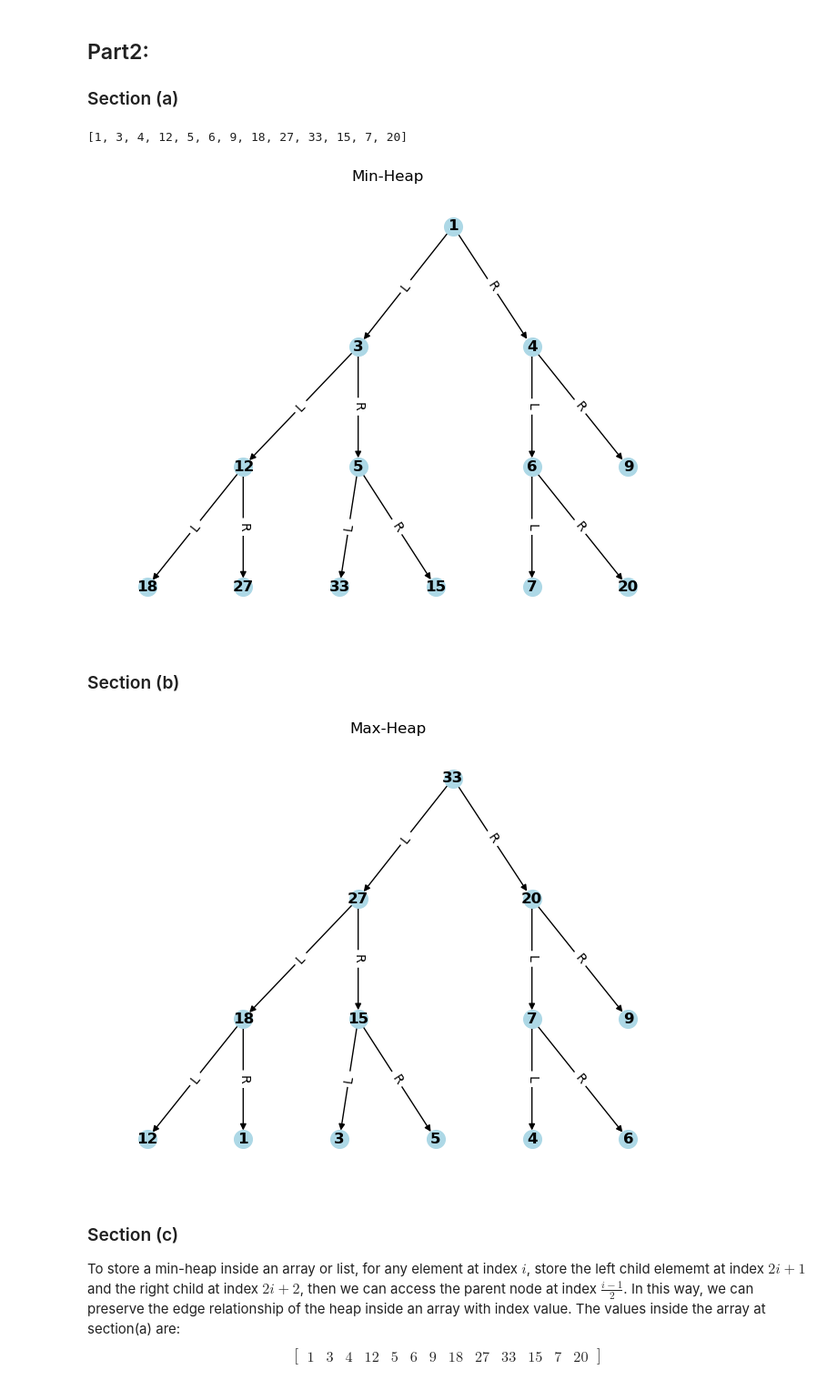
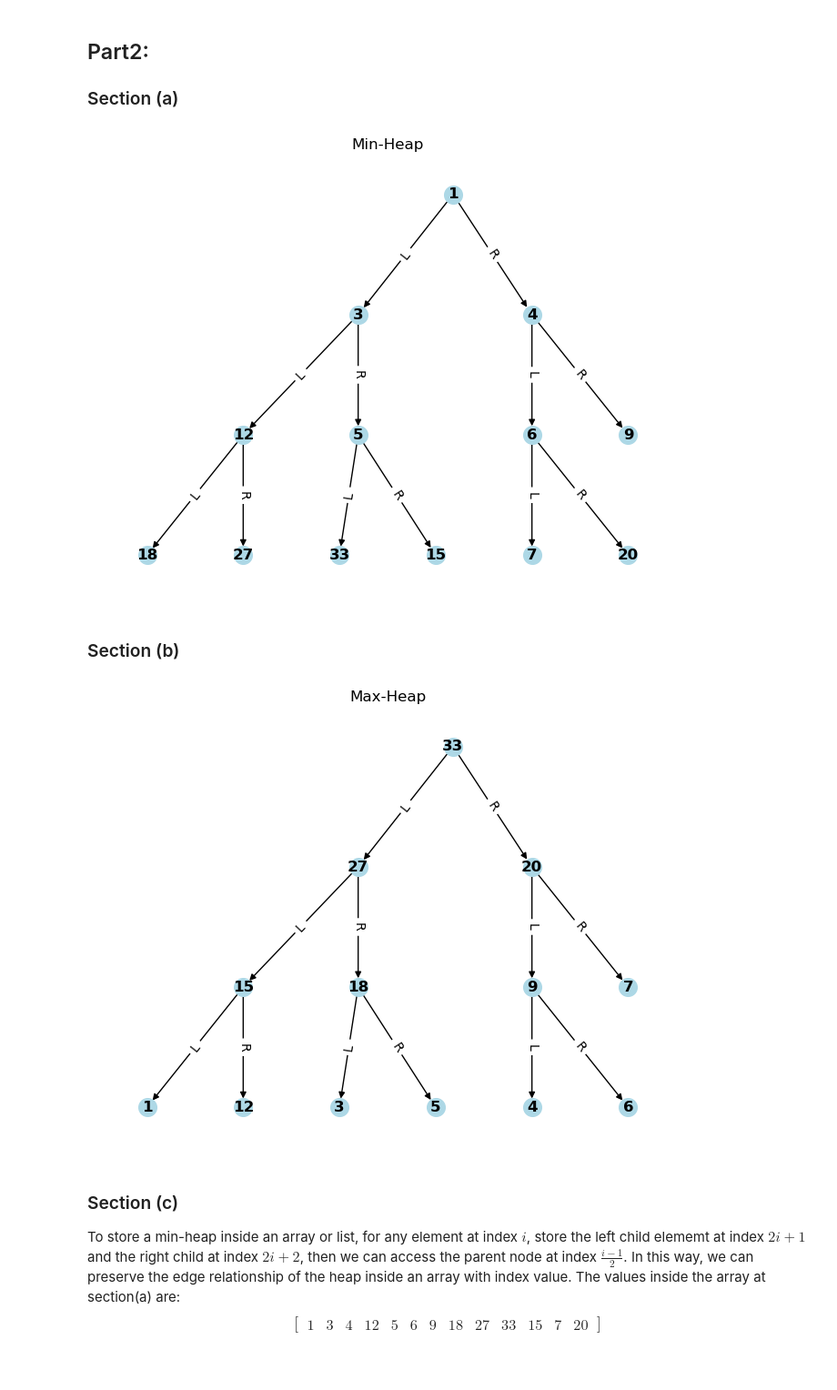
Before and after one commit to namwoam/db, a Jupyter notebook: hw1/report.ipynb, the cells around one changed output. Shown at 91% size. Saved outputs shown, nothing was run; the diff lists cells and outputs as text; code cells hidden in the pictures.

```diff
--- a/hw1/report.ipynb
+++ b/hw1/report.ipynb
@@ -64,13 +64,15 @@ import heapq
 import networkx as nx
 import matplotlib.pyplot as plt
 
-heap = [1, 15, 6, 18, 3, 7, 9, 12, 27, 33, 5, 4, 20]
-heapq.heapify(heap)
-print(heap)
+input_sequence = [1, 15, 6, 18, 3, 7, 9, 12, 27, 33, 5, 4, 20]
+min_heap = []
+for el in input_sequence:
+    min_heap.append(el)
+    heapq.heapify(min_heap)
+heapq.heapify(min_heap)
 
 
 def show_heap(heap, title):
-
     nx_graph = nx.DiGraph()
     # Add nodes to the graph
     for index, value in enumerate(heap):
@@ -97,18 +99,20 @@ def show_heap(heap, title):
     plt.axis('off')
     plt.show()
 
-show_heap(heap , "Min-Heap")
+show_heap(min_heap , "Min-Heap")
 # %% [output]
-[1, 3, 4, 12, 5, 6, 9, 18, 27, 33, 15, 7, 20]
 [figure]
 # %% [markdown]
 ### Section (b)
 # %%
-heap = [1, 15, 6, 18, 3, 7, 9, 12, 27, 33, 5, 4, 20]
-heapq._heapify_max(heap)
-show_heap(heap , "Max-Heap")
+input_sequence = [1, 15, 6, 18, 3, 7, 9, 12, 27, 33, 5, 4, 20]
+max_heap = []
+for el in input_sequence:
+    max_heap.append(el)
+    heapq._heapify_max(max_heap)
+show_heap(max_heap , "Max-Heap")
 # %% [output]
-[figure, old version]
+[figure, new version]
 # %% [markdown]
 ### Section (c)
 
```
Also changed, not shown: 2 other files.
